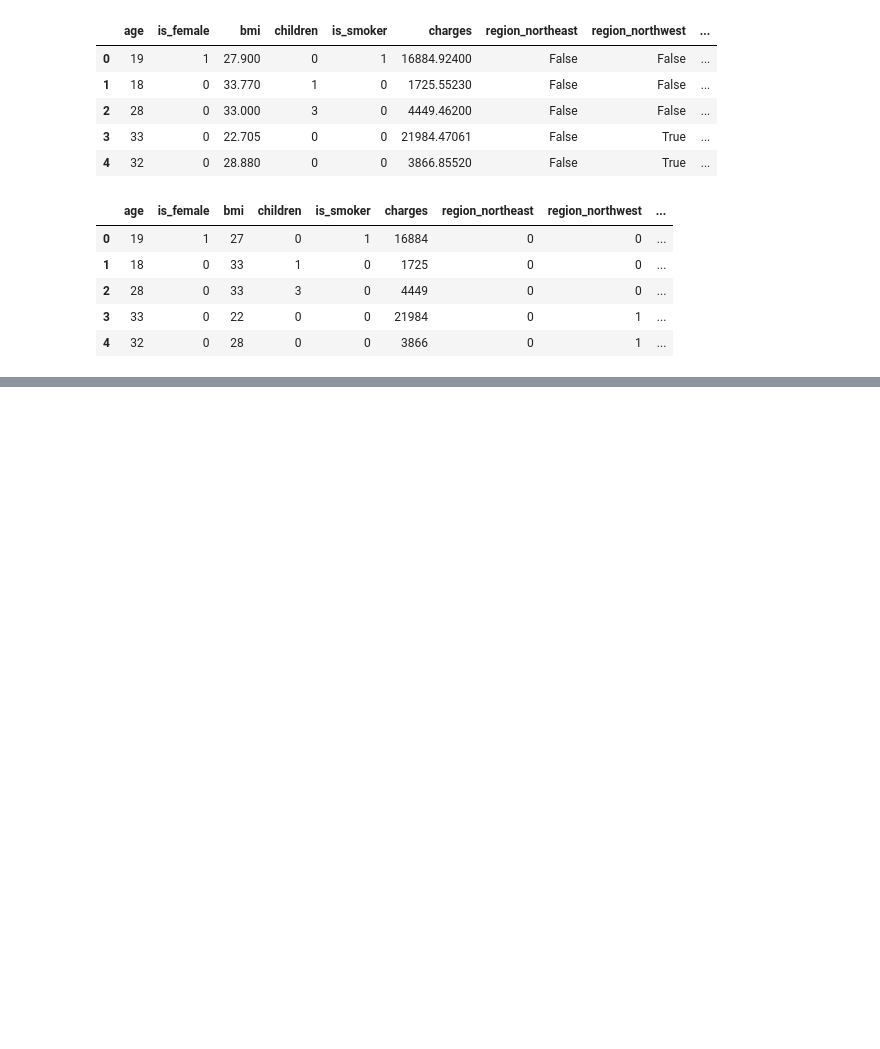
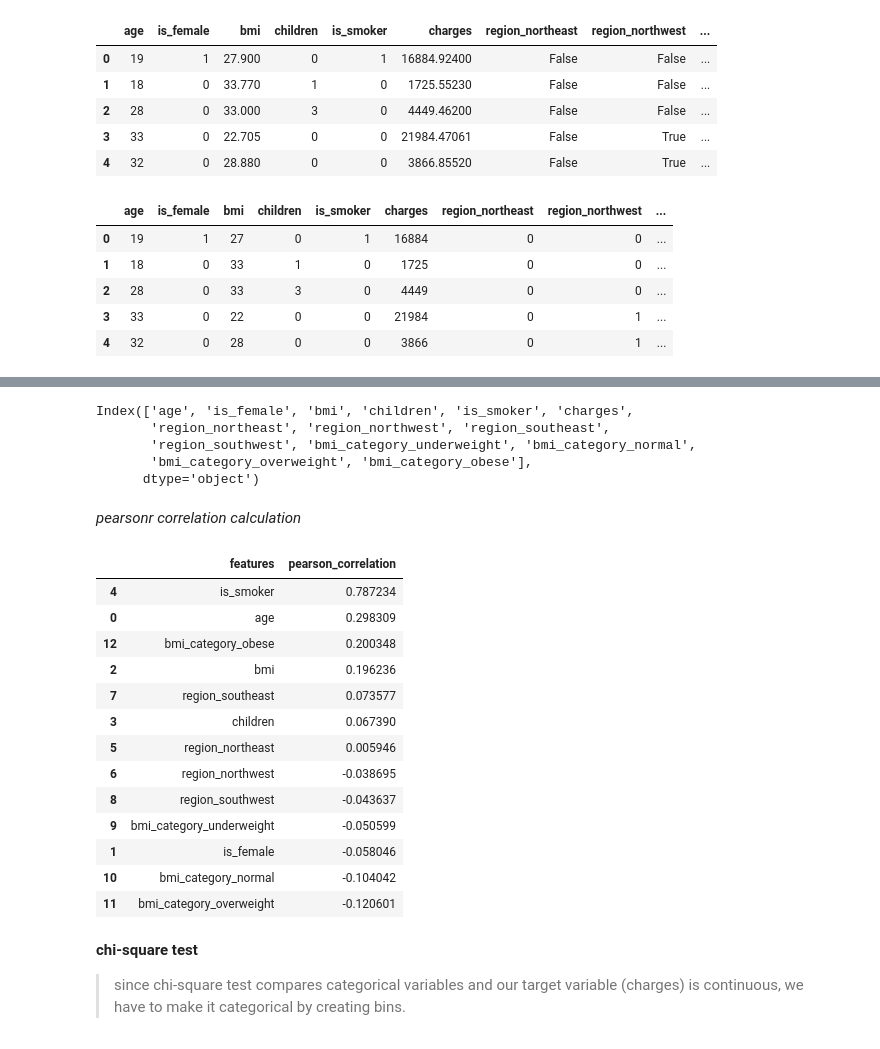
Before and after one commit to Avinash01715/ML-practice-notebook, a Jupyter notebook: Projects/Project_1.ipynb, the cells around one changed output, grey strips where cells are left out. Cells and saved outputs as stored; diff of their text form; code cells hidden in the pictures; blank space fills up the shorter version.

```diff
--- a/Projects/Project_1.ipynb
+++ b/Projects/Project_1.ipynb
@@ -254,0 +304,47 @@ df_clean.head()
+# %%
+df_clean.columns
+# %% [output]
+Index(['age', 'is_female', 'bmi', 'children', 'is_smoker', 'charges',
+       'region_northeast', 'region_northwest', 'region_southeast',
+       'region_southwest', 'bmi_category_underweight', 'bmi_category_normal',
+       'bmi_category_overweight', 'bmi_category_obese'],
+      dtype='object')
+# %% [markdown]
+*pearsonr correlation calculation*
+# %%
+from scipy.stats import pearsonr
+
+
+# list of features to be checked against target
+selected_features = ['age', 'is_female', 'bmi', 'children', 'is_smoker',
+       'region_northeast', 'region_northwest', 'region_southeast',
+       'region_southwest', 'bmi_category_underweight', 'bmi_category_normal',
+       'bmi_category_overweight', 'bmi_category_obese']
+
+correlation = {
+    feature: pearsonr(df_clean[feature],df_clean['charges'])[0]
+    for feature in selected_features
+}
+
+correlation_df = pd.DataFrame(list(correlation.items()), columns=['features','pearson_correlation'])
+correlation_df.sort_values(by = 'pearson_correlation', ascending=False)
+# %% [output]
+|  | features | pearson_correlation |
+| 4 | is_smoker | 0.787234 |
+| 0 | age | 0.298309 |
+| 12 | bmi_category_obese | 0.200348 |
+| 2 | bmi | 0.196236 |
+| 7 | region_southeast | 0.073577 |
+| 3 | children | 0.067390 |
+| 5 | region_northeast | 0.005946 |
+| 6 | region_northwest | -0.038695 |
+| 8 | region_southwest | -0.043637 |
+| 9 | bmi_category_underweight | -0.050599 |
+| 1 | is_female | -0.058046 |
+| 10 | bmi_category_normal | -0.104042 |
+| 11 | bmi_category_overweight | -0.120601 |
+# %% [markdown]
+**chi-square test**
+
+
+> since chi-square test compares categorical variables and our target variable (charges) is continuous, we have to make it categorical by creating bins.
```
Also changed, not shown: parts of 12 cells of this notebook.
